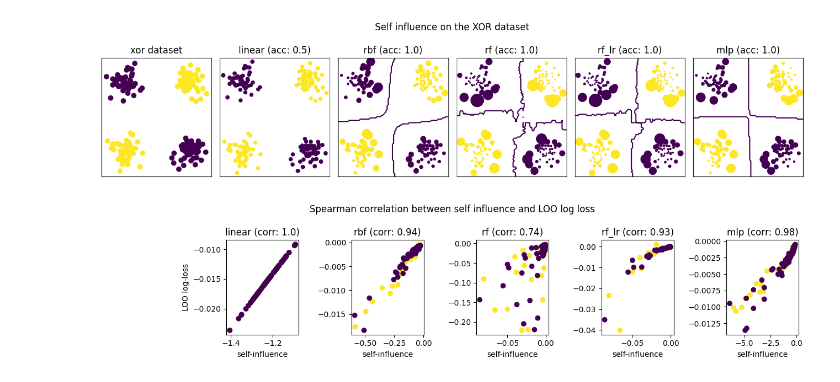
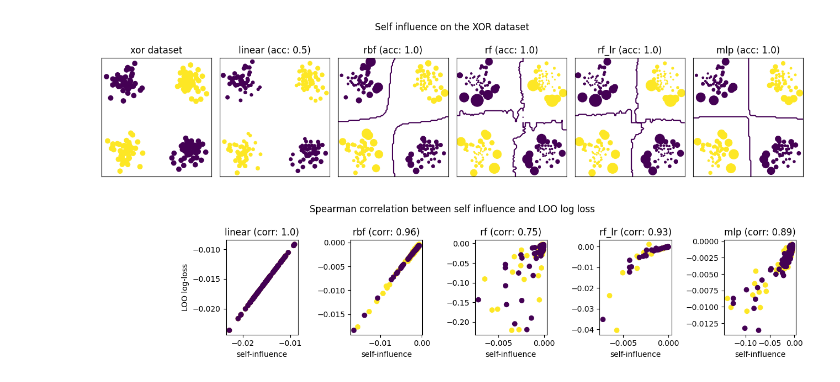
Before and after one commit to Orange-OpenSource/mislabeled, a Jupyter notebook: examples/plot_linearized.ipynb, the cells around one changed output. Cells and saved outputs as stored; diff of their text form; code cells hidden in the pictures.

```diff
--- a/examples/plot_linearized.ipynb
+++ b/examples/plot_linearized.ipynb
@@ -92,6 +92,9 @@ plt.show()
 # %% [output]
 [figure]
 # %%
+from sklearn import clone
+
+
 fig, ax = plt.subplots(1, len(models) + 1, figsize=(13, 3))
 
 ax[0].axis("off")
@@ -99,35 +102,37 @@ ax[1].set_ylabel("LOO log-loss")
 
 for i, (name, model) in enumerate(models.items()):
 
+    model.fit(X, y)
+
     def eval(model, X, y, train, test):
 
         loo_ll_diff = log_loss(
             y[test],
-            model.fit(X, y).predict_proba(X[test]),
+            model.predict_proba(X[test]),
             labels=np.unique(y),
         ) - log_loss(
             y[test],
-            model.fit(X[train], y[train]).predict_proba(X[test]),
+            clone(model).fit(X[train], y[train]).predict_proba(X[test]),
             labels=np.unique(y),
         )
-        return loo_ll_diff #* X.shape[0]
+        return loo_ll_diff
 
     loo_ll_diff = Parallel(n_jobs=-1)(
         delayed(eval)(model, X, y, train, test) for train, test in LeaveOneOut().split(X)
     )
 
     corr = spearmanr(probes[name], loo_ll_diff).statistic
     ax[i + 1].scatter(probes[name], loo_ll_diff, c=y)
     # min = np.min([ax[i + 1].get_xlim(), ax[i + 1].get_ylim()])
     # max = np.max([ax[i + 1].get_xlim(), ax[i + 1].get_ylim()])
     # ax[i + 1].set_xlim((min, max))
     # ax[i + 1].set_ylim((min, max))
     # ax[i + 1].axline((min, min), (max, max), color="black")
     ax[i + 1].set_xlabel("self-influence")
     ax[i + 1].set_title(f"{name} (corr: {round(corr,2)})")
 
 fig.suptitle("Spearman correlation between self influence and LOO log loss")
 plt.tight_layout()
 plt.show()
 # %% [output]
-[figure, old version]
+[figure, new version]
```
Also changed, not shown: 1 other file.
